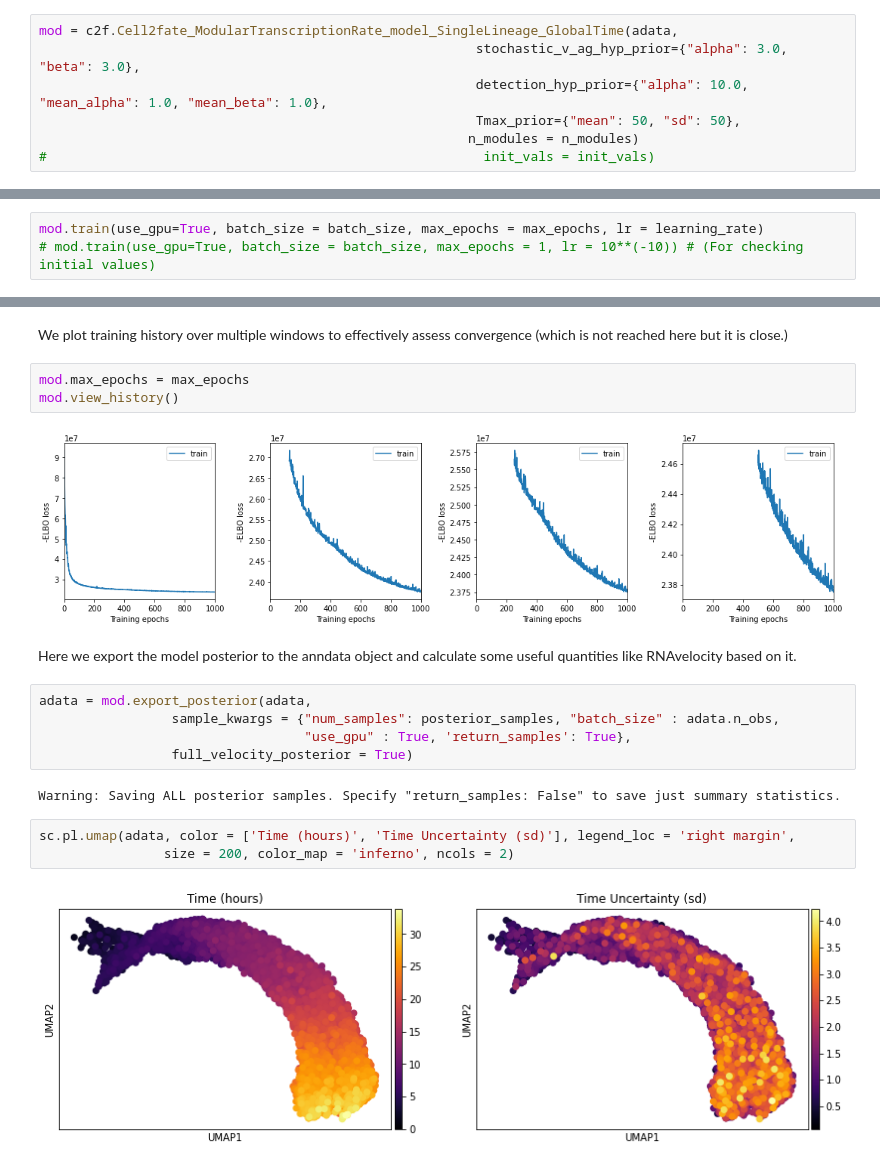
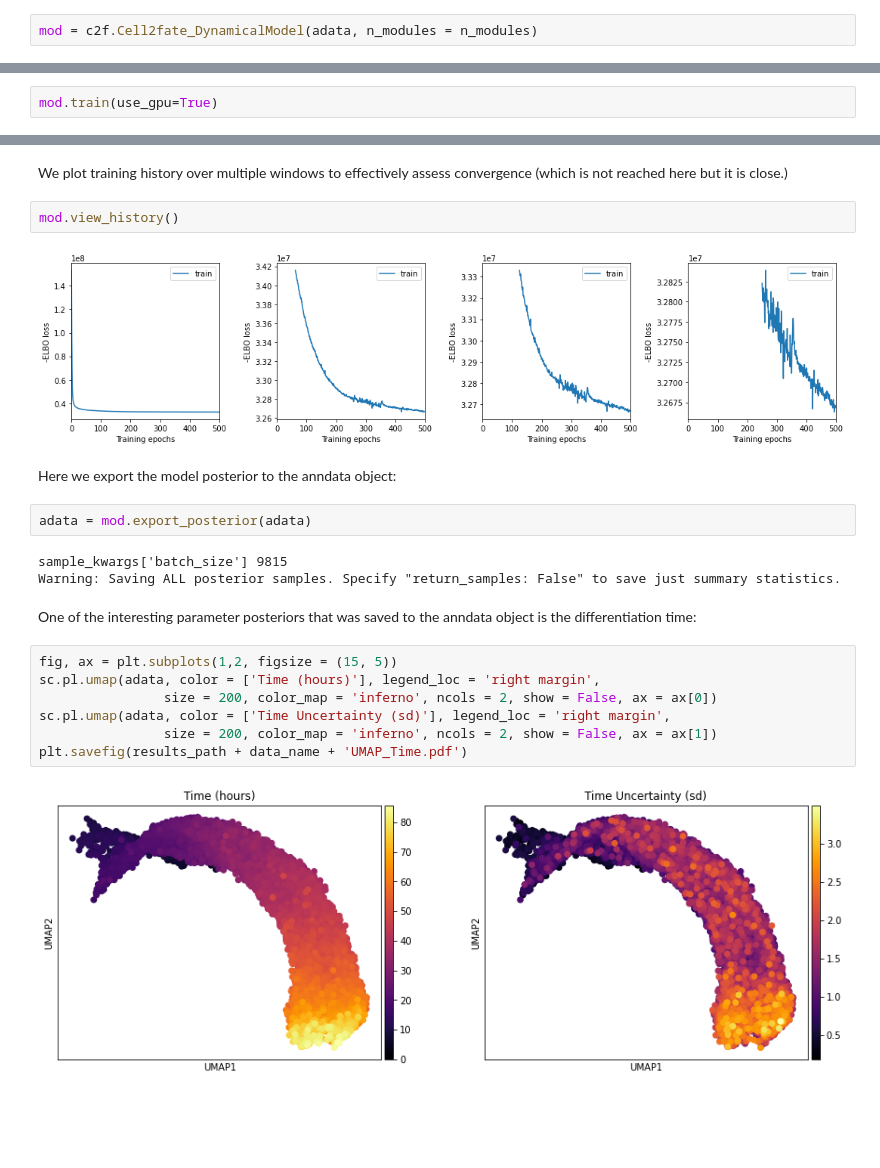
Before and after one commit to BayraktarLab/cell2fate, a Jupyter notebook: notebooks/cell2fate_MouseErythroid.ipynb, the cells around one changed output, grey strips where cells are left out. Drawn from its saved outputs; the diff is of its cells as text; blank space fills up the shorter version.

```diff
--- a/notebooks/cell2fate_MouseErythroid.ipynb
+++ b/notebooks/cell2fate_MouseErythroid.ipynb
@@ -41,7 +52,2 @@ c2f.Cell2fate_ModularTranscriptionRate_model_SingleLineage_GlobalTime.setup_annd
 # %%
-mod = c2f.Cell2fate_ModularTranscriptionRate_model_SingleLineage_GlobalTime(adata,
-                                                        stochastic_v_ag_hyp_prior={"alpha": 3.0, "beta": 3.0},
-                                                        detection_hyp_prior={"alpha": 10.0, "mean_alpha": 1.0, "mean_beta": 1.0},
-                                                        Tmax_prior={"mean": 50, "sd": 50},
-                                                       n_modules = n_modules)
-#                                                        init_vals = init_vals)
+mod = c2f.Cell2fate_DynamicalModel(adata, n_modules = n_modules)
@@ -89,6 +98,5 @@ The lower the learning rate and the higher the number of iterations, the better
 # %%
-mod.train(use_gpu=True, batch_size = batch_size, max_epochs = max_epochs, lr = learning_rate)
-# mod.train(use_gpu=True, batch_size = batch_size, max_epochs = 1, lr = 10**(-10)) # (For checking initial values)
+mod.train(use_gpu=True)
 # %% [output]
 GPU available: True, used: True
 TPU available: False, using: 0 TPU cores
@@ -97,21 +105,24 @@ LOCAL_RANK: 0 - CUDA_VISIBLE_DEVICES: [0]
 # %% [markdown]
 We plot training history over multiple windows to effectively assess convergence (which is not reached here but it is close.)
 # %%
-mod.max_epochs = max_epochs
 mod.view_history()
 # %% [output]
-[figure, old version]
+[figure, new version]
 # %% [markdown]
-Here we export the model posterior to the anndata object and calculate some useful quantities like RNAvelocity based on it.
+Here we export the model posterior to the anndata object:
 # %%
-adata = mod.export_posterior(adata,
-                 sample_kwargs = {"num_samples": posterior_samples, "batch_size" : adata.n_obs,
-                                  "use_gpu" : True, 'return_samples': True},
-                 full_velocity_posterior = True)
+adata = mod.export_posterior(adata)
 # %% [output]
+sample_kwargs['batch_size'] 9815
 Warning: Saving ALL posterior samples. Specify "return_samples: False" to save just summary statistics.
+# %% [markdown]
+One of the interesting parameter posteriors that was saved to the anndata object is the differentiation time:
 # %%
-sc.pl.umap(adata, color = ['Time (hours)', 'Time Uncertainty (sd)'], legend_loc = 'right margin',
-                size = 200, color_map = 'inferno', ncols = 2)
+fig, ax = plt.subplots(1,2, figsize = (15, 5))
+sc.pl.umap(adata, color = ['Time (hours)'], legend_loc = 'right margin',
+                size = 200, color_map = 'inferno', ncols = 2, show = False, ax = ax[0])
+sc.pl.umap(adata, color = ['Time Uncertainty (sd)'], legend_loc = 'right margin',
+                size = 200, color_map = 'inferno', ncols = 2, show = False, ax = ax[1])
+plt.savefig(results_path + data_name + 'UMAP_Time.pdf')
 # %% [output]
-[figure, old version]
+[figure, new version]
```
Also changed, not shown: parts of 51 cells of this notebook, 3 other files.
